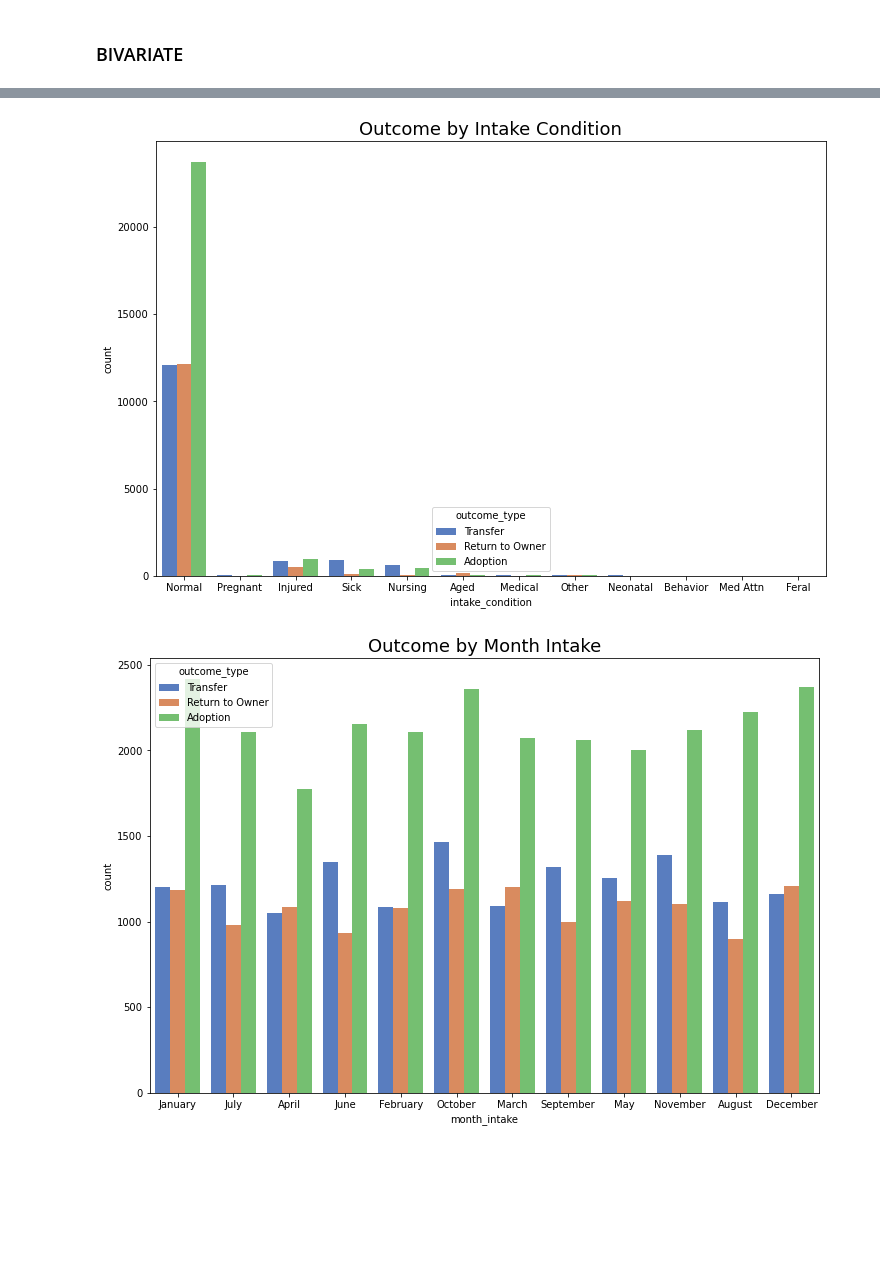
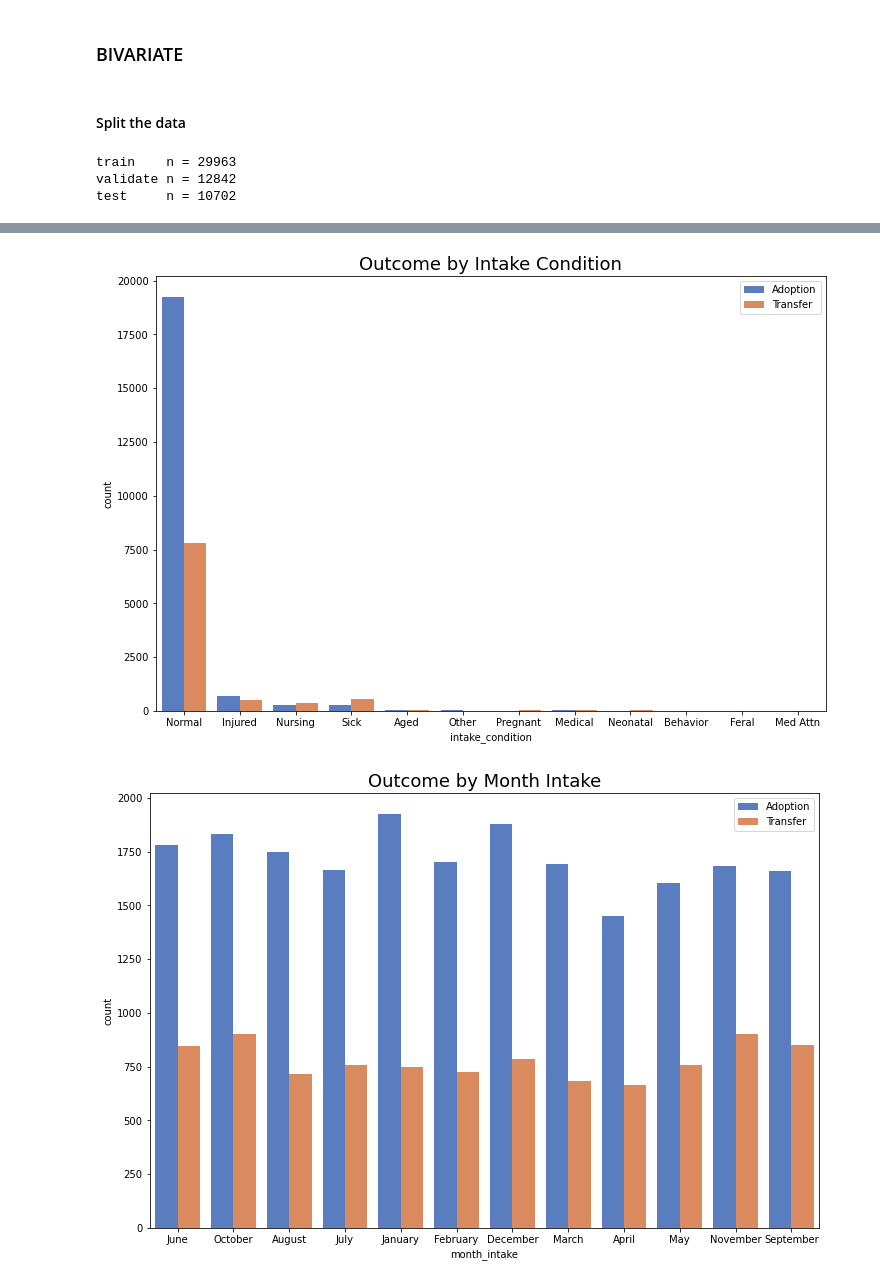
Before and after one commit to bensmith07/aac-classification-project, a Jupyter notebook: explore_notebook.ipynb, the cells around one changed output, grey strips where cells are left out. Cells and saved outputs as stored; diff of their text form; code cells hidden in the pictures; blank space fills up the shorter version.

```diff
--- a/explore_notebook.ipynb
+++ b/explore_notebook.ipynb
@@ -66,6 +65,7 @@ plt.show()
 # %%
 cols = ['intake_type', 'intake_condition',
-        'month_intake', 'fixed', 'sex', 'breed_mixed']
+        'month_intake', 'fixed', 'sex', 'breed_mixed',
+        'n_previous_stays']
 for col in cols:
     plt.figure(figsize=(12,8))
     sns.countplot(df[col], palette='muted')
@@ -94,0 +96,7 @@ for container in ax.containers:
+# %%
+cols = ['found_in_austin', 'found_in_travis',
+        'found_outside_jurisdiction', 'found_other']
+for col in cols:
+    plt.figure(figsize=(12,8))
+    sns.countplot(df[col], palette='muted')
+    plt.show()
@@ -103,12 +116,21 @@ plt.show()
 # %% [markdown]
 ### BIVARIATE
+# %% [markdown]
+#### Split the data
+# %%
+train, validate, test = prepare.train_validate_test_split(df)
+# %% [output]
+train    n = 29963
+validate n = 12842
+test     n = 10702
 # %%
 cols = ['intake_type', 'intake_condition',
-        'month_intake', 'fixed', 'sex', 'breed_mixed']
+        'month_intake', 'fixed', 'sex', 'breed_mixed',
+        'n_previous_stays']
 for col in cols:
     plt.figure(figsize=(12,8))
-    sns.countplot(data=df, x=col, hue='outcome_type', palette='muted')
+    sns.countplot(data=train, x=col, hue='outcome_type', palette='muted')
     plt.title(f"Outcome by {col.title().replace('_', ' ')}", fontsize=18)
-    plt.legend(loc='upper_right')
+    plt.legend(loc='upper right')
     plt.show()
 # %% [output]
@@ -116,2 +138,2 @@ for col in cols:
-[figure, old version]
+[figure, new version]
-[figure, old version]
+[figure, new version]
```
Also changed, not shown: parts of 12 cells of this notebook, 5 other files.
